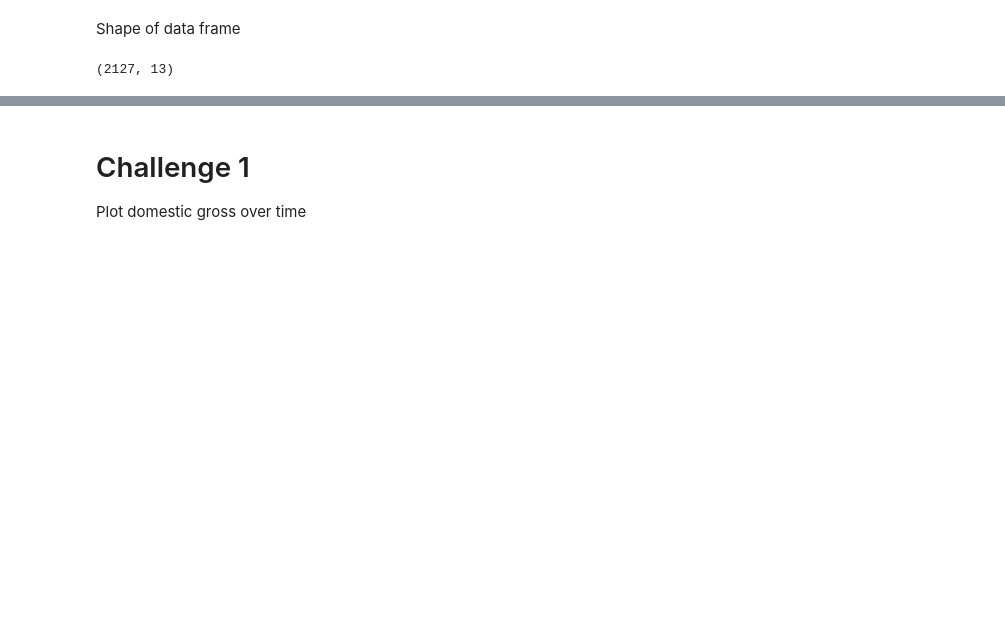
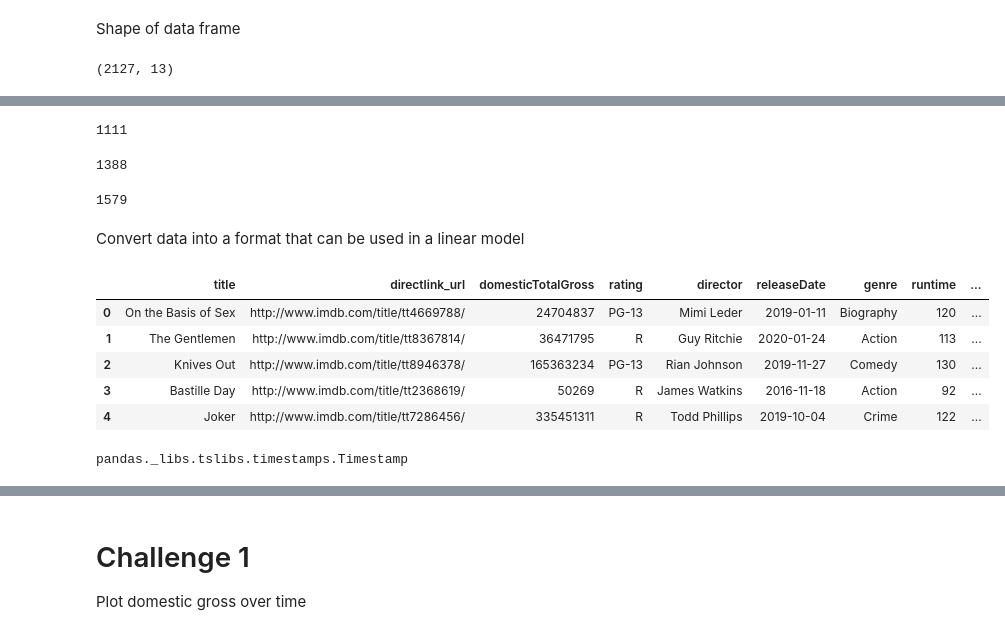
Before and after one commit to michael-a-green/Metis_Project2, a Jupyter notebook: Project2.ipynb, the cells around one changed output, grey strips where cells are left out. Cells and saved outputs as stored; diff of their text form; code cells hidden in the pictures; blank space fills up the shorter version.

```diff
--- a/Project2.ipynb
+++ b/Project2.ipynb
@@ -506,0 +528,2 @@ movie_df_processed.shape
+# %%
+movie_df_processed["rating"] = movie_df_processed["rating"].replace({"PG-":"PG-13"})
@@ -506,0 +548,29 @@ movie_df_processed.shape
+# %%
+len(movie_df_processed["cast1"].value_counts())
+# %% [output]
+1111
+# %%
+len(movie_df_processed["cast2"].value_counts())
+# %% [output]
+1388
+# %%
+len(movie_df_processed["cast3"].value_counts())
+# %% [output]
+1579
+# %% [markdown]
+Convert data into a format that can be used in a linear model
+# %%
+movie_df_processed["releaseDate"] = pd.to_datetime(movie_df_processed["releaseDate"])
+# %%
+movie_df_processed.head()
+# %% [output]
+|  | title | directlink_url | domesticTotalGross | rating | director | releaseDate | genre | runtime | ... |
+| 0 | On the Basis of Sex | http://www.imdb.com/title/tt4669788/ | 24704837 | PG-13 | Mimi Leder | 2019-01-11 | Biography | 120 | ... |
+| 1 | The Gentlemen | http://www.imdb.com/title/tt8367814/ | 36471795 | R | Guy Ritchie | 2020-01-24 | Action | 113 | ... |
+| 2 | Knives Out | http://www.imdb.com/title/tt8946378/ | 165363234 | PG-13 | Rian Johnson | 2019-11-27 | Comedy | 130 | ... |
+| 3 | Bastille Day | http://www.imdb.com/title/tt2368619/ | 50269 | R | James Watkins | 2016-11-18 | Action | 92 | ... |
+| 4 | Joker | http://www.imdb.com/title/tt7286456/ | 335451311 | R | Todd Phillips | 2019-10-04 | Crime | 122 | ... |
+# %%
+type(movie_df_processed.iloc[0,5])
+# %% [output]
+pandas._libs.tslibs.timestamps.Timestamp
```
Also changed, not shown: parts of 26 cells of this notebook.
